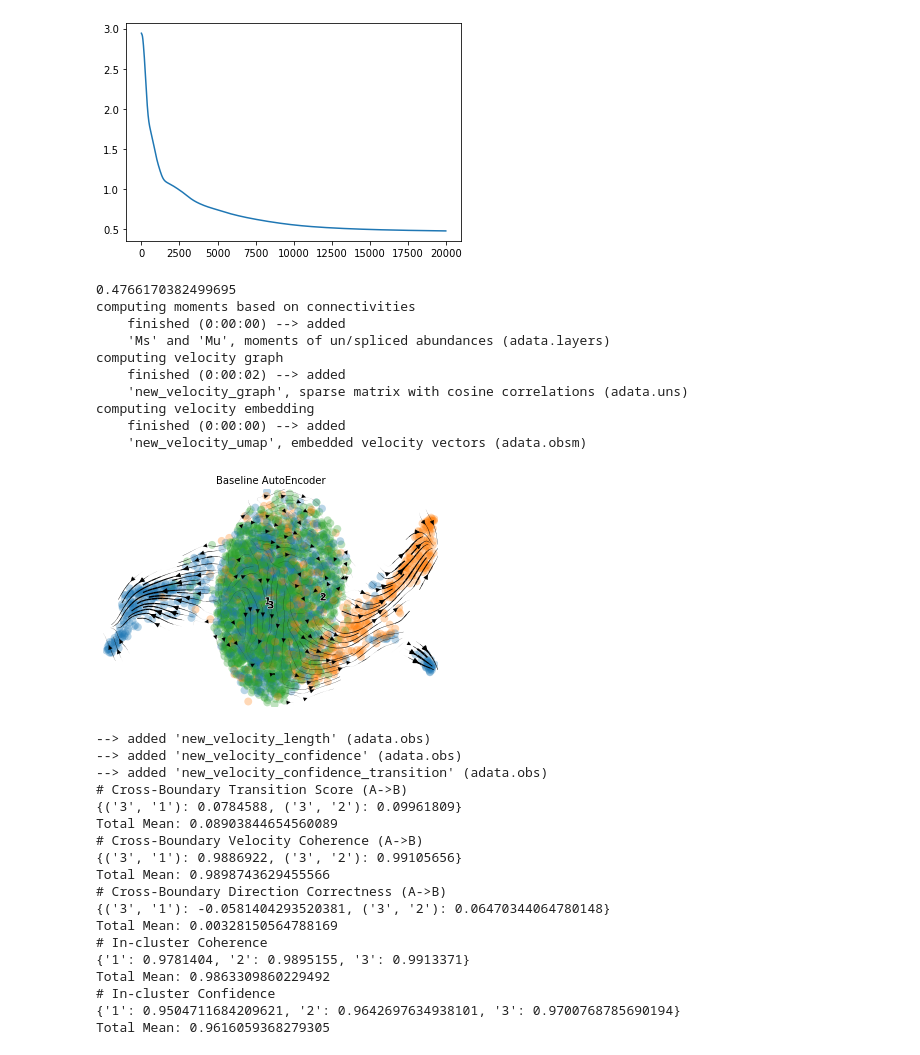
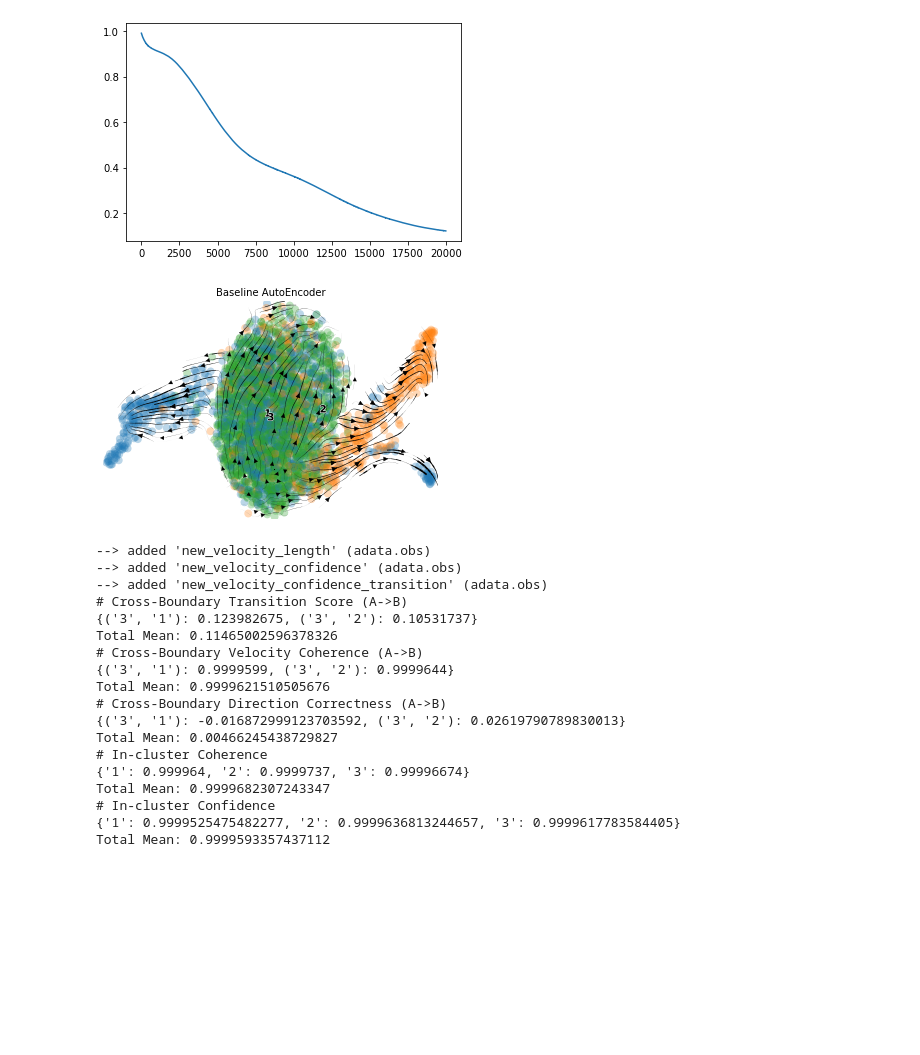
Before and after one commit to qiaochen/VeloAE, a Jupyter notebook: notebooks/scEUseq/model-scEU-baseline.ipynb, the cells around one changed output. Cells and saved outputs as stored; diff of their text form; code cells hidden in the pictures; blank space fills up the shorter version.

```diff
--- a/notebooks/scEUseq/model-scEU-baseline.ipynb
+++ b/notebooks/scEUseq/model-scEU-baseline.ipynb
@@ -18,9 +19,13 @@ from matplotlib import pyplot as plt
 # %%
 parser = get_parser()
-args = parser.parse_args(args=['--lr', '1e-5',
+args = parser.parse_args(args=['--lr', '1e-6',
                                '--n-epochs', '20000',
-                               '--data-dir', '/data/users/cqiao/notebooks/data/organoids.hdf5',
+                               '--g-rep-dim', '100',
+                               '--k-dim', '100',
+                               '--data-dir', '/data/users/cqiao/notebooks/data/organoids.h5ad',
+                               '--model-name', 'baseline_tmp.cpt',
                                '--exp-name', 'baseline_scEU',
+                               '--nb_g_src', "SU",
                                '--device', 'cuda:3'
                               ])
 # %%
@@ -137,18 +150,26 @@ def expBaseAE(adata, exp_metrics):
     h_dim = args.h_dim
 
     model = get_baseline_AE(in_dim, z_dim, h_dim).to(device)
-    model = main_AE(args, model)
-    x = model.encoder(tensor_x).detach().cpu().numpy()
-    s = model.encoder(tensor_s).detach().cpu().numpy()
-    u = model.encoder(tensor_u).detach().cpu().numpy()
-    v = model.encoder(tensor_s + tensor_v).detach().cpu().numpy() - s
+    model = main_AE(args, model, save_name=f"baseAE_{args.model_name}")
+    model.eval()
+    with torch.no_grad():
+        x = model.encoder(tensor_x)
+        s = model.encoder(tensor_s)
+        u = model.encoder(tensor_u)
 
-    adata = new_adata(adata, x, s, u, v, False)
+        _, gamma, _ = leastsq_pt(s, u,
+                                    device=device,
+                                    fit_offset=True,
+                                    perc=[5, 95]
+                                    )
+        v = (u - gamma * s).cpu().numpy()
+        x = x.cpu().numpy()
+        s = s.cpu().numpy()
+        u = u.cpu().numpy()
 
-    scv.pp.moments(adata, n_pcs=30, n_neighbors=30)
-
+    adata = new_adata(adata, x, s, u, v, g_basis=args.nb_g_src)
     scv.tl.velocity_graph(adata, vkey='new_velocity')
-    scv.pl.velocity_embedding_stream(adata, vkey="new_velocity", basis='X_umap', color=['monocle_branch_id'],
+    scv.pl.velocity_embedding_stream(adata, vkey="new_velocity", basis='X_umap', color=k_cluster,
                                     title="Baseline AutoEncoder",
                                     )
     scv.tl.velocity_confidence(adata, vkey='new_velocity')
@@ -159,33 +197,23 @@ expBaseAE(adata, exp_metrics)
-[figure, old version]
+[figure, new version]
-0.4766170382499695
-computing moments based on connectivities
-    finished (0:00:00) --> added
-    'Ms' and 'Mu', moments of un/spliced abundances (adata.layers)
-computing velocity graph
-    finished (0:00:02) --> added
-    'new_velocity_graph', sparse matrix with cosine correlations (adata.uns)
-computing velocity embedding
-    finished (0:00:00) --> added
-    'new_velocity_umap', embedded velocity vectors (adata.obsm)
-[figure, old version]
+[figure, new version]
 --> added 'new_velocity_length' (adata.obs)
 --> added 'new_velocity_confidence' (adata.obs)
 --> added 'new_velocity_confidence_transition' (adata.obs)
 # Cross-Boundary Transition Score (A->B)
-{('3', '1'): 0.0784588, ('3', '2'): 0.09961809}
-Total Mean: 0.08903844654560089
+{('3', '1'): 0.123982675, ('3', '2'): 0.10531737}
+Total Mean: 0.11465002596378326
 # Cross-Boundary Velocity Coherence (A->B)
-{('3', '1'): 0.9886922, ('3', '2'): 0.99105656}
-Total Mean: 0.9898743629455566
+{('3', '1'): 0.9999599, ('3', '2'): 0.9999644}
+Total Mean: 0.9999621510505676
 # Cross-Boundary Direction Correctness (A->B)
-{('3', '1'): -0.0581404293520381, ('3', '2'): 0.06470344064780148}
-Total Mean: 0.00328150564788169
+{('3', '1'): -0.016872999123703592, ('3', '2'): 0.02619790789830013}
+Total Mean: 0.00466245438729827
 # In-cluster Coherence
-{'1': 0.9781404, '2': 0.9895155, '3': 0.9913371}
-Total Mean: 0.9863309860229492
+{'1': 0.999964, '2': 0.9999737, '3': 0.99996674}
+Total Mean: 0.9999682307243347
 # In-cluster Confidence
-{'1': 0.9504711684209621, '2': 0.9642697634938101, '3': 0.9700768785690194}
-Total Mean: 0.9616059368279305
+{'1': 0.9999525475482277, '2': 0.9999636813244657, '3': 0.9999617783584405}
+Total Mean: 0.9999593357437112
 # %%
 def expAblationCohAgg(adata, exp_metrics):
     n_cells, n_genes = adata.X.shape
```
Also changed, not shown: parts of 10 cells of this notebook, 20 other files.
